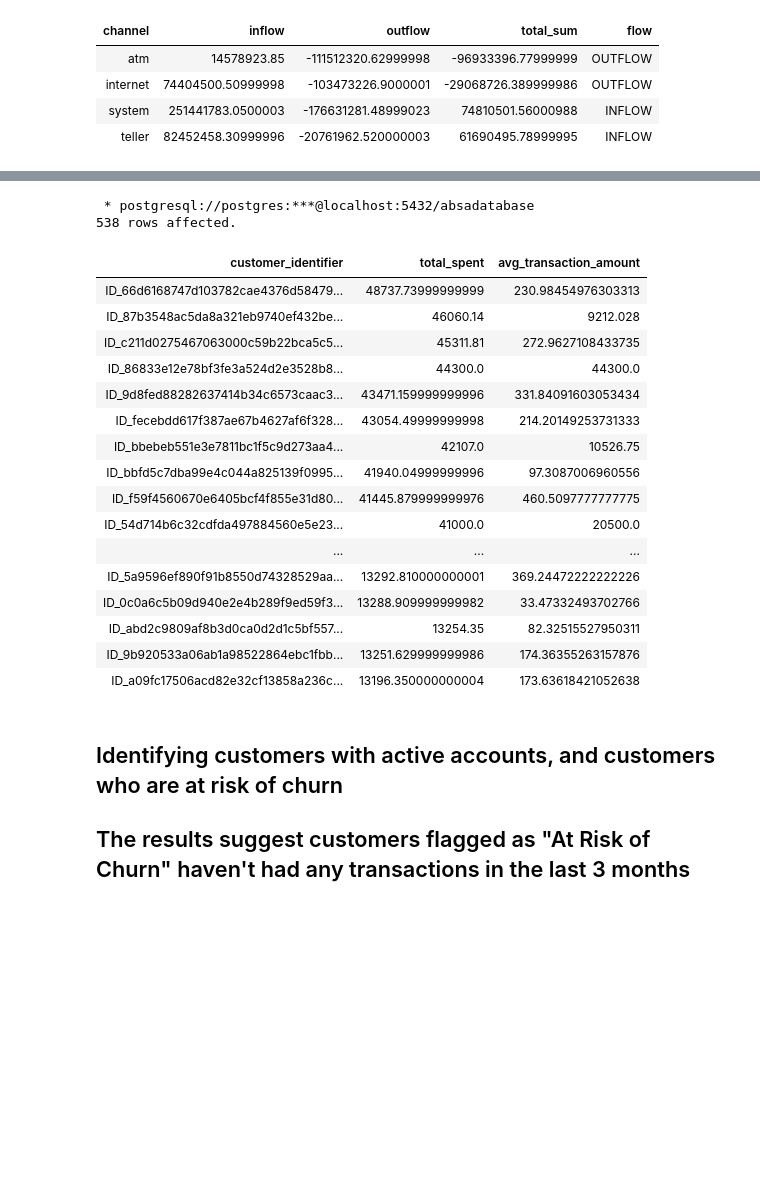
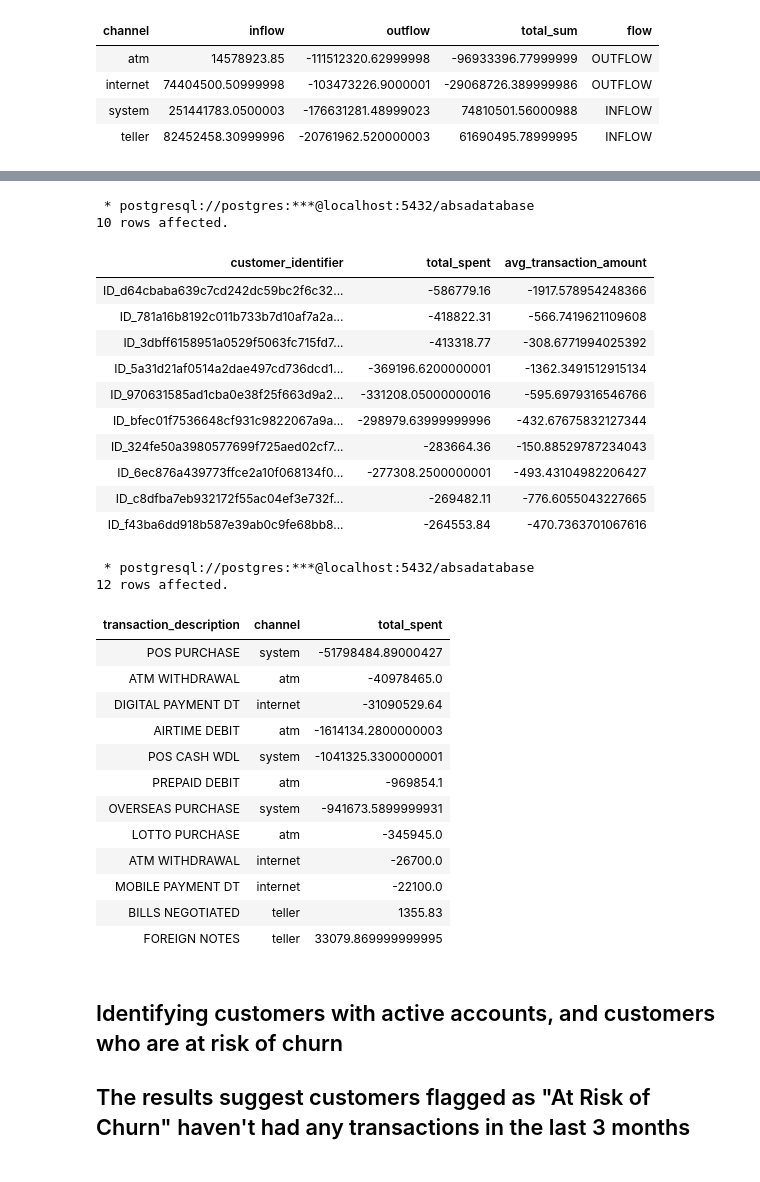
Before and after one commit to The-DigitalAcademy/EXPLORING-ABSA-DATASETS, a Jupyter notebook: keys.ipynb, the cells around one changed output, grey strips where cells are left out. Saved outputs shown, nothing was run; the diff lists cells and outputs as text; code cells hidden in the pictures; blank space fills up the shorter version.

```diff
--- a/keys.ipynb
+++ b/keys.ipynb
@@ -128,32 +155,74 @@ GROUP BY
 # %%
 %%sql
 SELECT customer_identifier,
 SUM(amt) AS total_spent,
 AVG(amt) AS avg_transaction_amount
 FROM transactiondata
+WHERE transaction_description IN ('POS PURCHASE',
+'POS PURCHASE',
+'ATM WITHDRAWAL',
+'AIRTIME DEBIT',
+'LOTTO PURCHASE',
+'POS CASH WDL',
+'OVERSEAS PURCHASE',
+'DIGITAL PAYMENT DT',
+'PREPAID DEBIT',
+'MOBILE PAYMENT DT',
+'FOREIGN NOTES',
+'BILLS NEGOTIATED')
 GROUP BY customer_identifier
-HAVING SUM(amt) > 10000
-ORDER BY  SUM(amt) DESC
+ORDER BY  total_spent
+LIMIT 10;
 # %% [output]
  * postgresql://postgres:***@localhost:5432/absadatabase
-538 rows affected.
+10 rows affected.
 | customer_identifier | total_spent | avg_transaction_amount |
-| ID_66d6168747d103782cae4376d58479... | 48737.73999999999 | 230.98454976303313 |
-| ID_87b3548ac5da8a321eb9740ef432be... | 46060.14 | 9212.028 |
-| ID_c211d0275467063000c59b22bca5c5... | 45311.81 | 272.9627108433735 |
-| ID_86833e12e78bf3fe3a524d2e3528b8... | 44300.0 | 44300.0 |
-| ID_9d8fed88282637414b34c6573caac3... | 43471.159999999996 | 331.84091603053434 |
-| ID_fecebdd617f387ae67b4627af6f328... | 43054.49999999998 | 214.20149253731333 |
-| ID_bbebeb551e3e7811bc1f5c9d273aa4... | 42107.0 | 10526.75 |
-| ID_bbfd5c7dba99e4c044a825139f0995... | 41940.04999999996 | 97.3087006960556 |
-| ID_f59f4560670e6405bcf4f855e31d80... | 41445.879999999976 | 460.5097777777775 |
-| ID_54d714b6c32cdfda497884560e5e23... | 41000.0 | 20500.0 |
-| ... | ... | ... |
-| ID_5a9596ef890f91b8550d74328529aa... | 13292.810000000001 | 369.24472222222226 |
-| ID_0c0a6c5b09d940e2e4b289f9ed59f3... | 13288.909999999982 | 33.47332493702766 |
-| ID_abd2c9809af8b3d0ca0d2d1c5bf557... | 13254.35 | 82.32515527950311 |
-| ID_9b920533a06ab1a98522864ebc1fbb... | 13251.629999999986 | 174.36355263157876 |
-| ID_a09fc17506acd82e32cf13858a236c... | 13196.350000000004 | 173.63618421052638 |
+| ID_d64cbaba639c7cd242dc59bc2f6c32... | -586779.16 | -1917.578954248366 |
+| ID_781a16b8192c011b733b7d10af7a2a... | -418822.31 | -566.7419621109608 |
+| ID_3dbff6158951a0529f5063fc715fd7... | -413318.77 | -308.6771994025392 |
+| ID_5a31d21af0514a2dae497cd736dcd1... | -369196.6200000001 | -1362.3491512915134 |
+| ID_970631585ad1cba0e38f25f663d9a2... | -331208.05000000016 | -595.6979316546766 |
+| ID_bfec01f7536648cf931c9822067a9a... | -298979.63999999996 | -432.67675832127344 |
+| ID_324fe50a3980577699f725aed02cf7... | -283664.36 | -150.88529787234043 |
+| ID_6ec876a439773ffce2a10f068134f0... | -277308.2500000001 | -493.43104982206427 |
+| ID_c8dfba7eb932172f55ac04ef3e732f... | -269482.11 | -776.6055043227665 |
+| ID_f43ba6dd918b587e39ab0c9fe68bb8... | -264553.84 | -470.7363701067616 |
+# %%
+%%sql
+SELECT transaction_description,
+channel,
+SUM(amt) AS total_spent
+FROM transactiondata
+WHERE transaction_description IN ('POS PURCHASE',
+'POS PURCHASE',
+'ATM WITHDRAWAL',
+'AIRTIME DEBIT',
+'LOTTO PURCHASE',
+'POS CASH WDL',
+'OVERSEAS PURCHASE',
+'DIGITAL PAYMENT DT',
+'PREPAID DEBIT',
+'MOBILE PAYMENT DT',
+'FOREIGN NOTES',
+'BILLS NEGOTIATED')
+GROUP BY transaction_description, channel
+ORDER BY  total_spent
+# %% [output]
+ * postgresql://postgres:***@localhost:5432/absadatabase
+12 rows affected.
+| transaction_description | channel | total_spent |
+| POS PURCHASE | system | -51798484.89000427 |
+| ATM WITHDRAWAL | atm | -40978465.0 |
+| DIGITAL PAYMENT DT | internet | -31090529.64 |
+| AIRTIME DEBIT | atm | -1614134.2800000003 |
+| POS CASH WDL | system | -1041325.3300000001 |
+| PREPAID DEBIT | atm | -969854.1 |
+| OVERSEAS PURCHASE | system | -941673.5899999931 |
+| LOTTO PURCHASE | atm | -345945.0 |
+| ATM WITHDRAWAL | internet | -26700.0 |
+| MOBILE PAYMENT DT | internet | -22100.0 |
+| BILLS NEGOTIATED | teller | 1355.83 |
+| FOREIGN NOTES | teller | 33079.869999999995 |
 # %% [markdown]
 ## Identifying customers with active accounts, and customers who are at risk of churn
 ## The results suggest customers flagged as "At Risk of Churn" haven't had any transactions in the last 3 months
```
Also changed, not shown: parts of 4 cells of this notebook.
